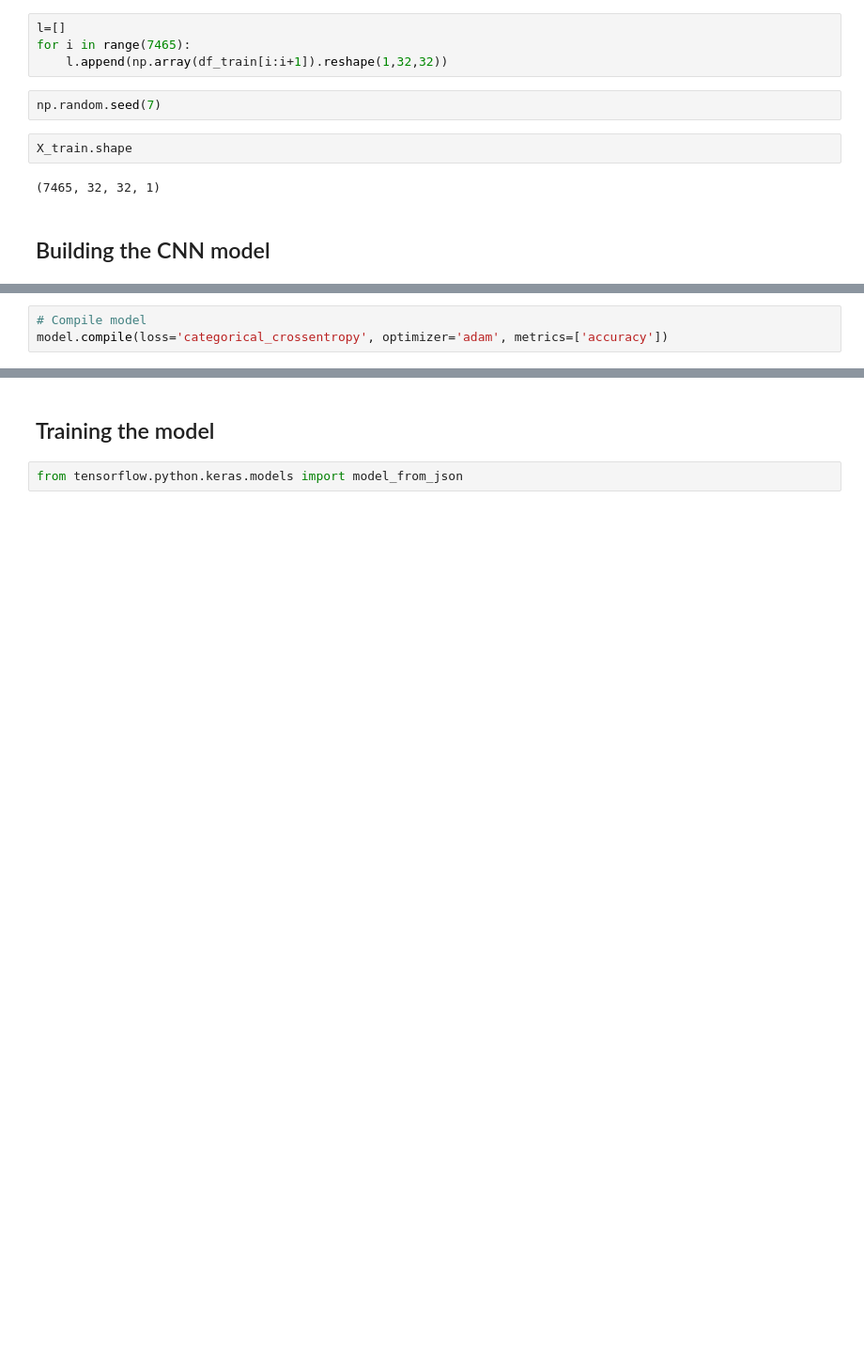
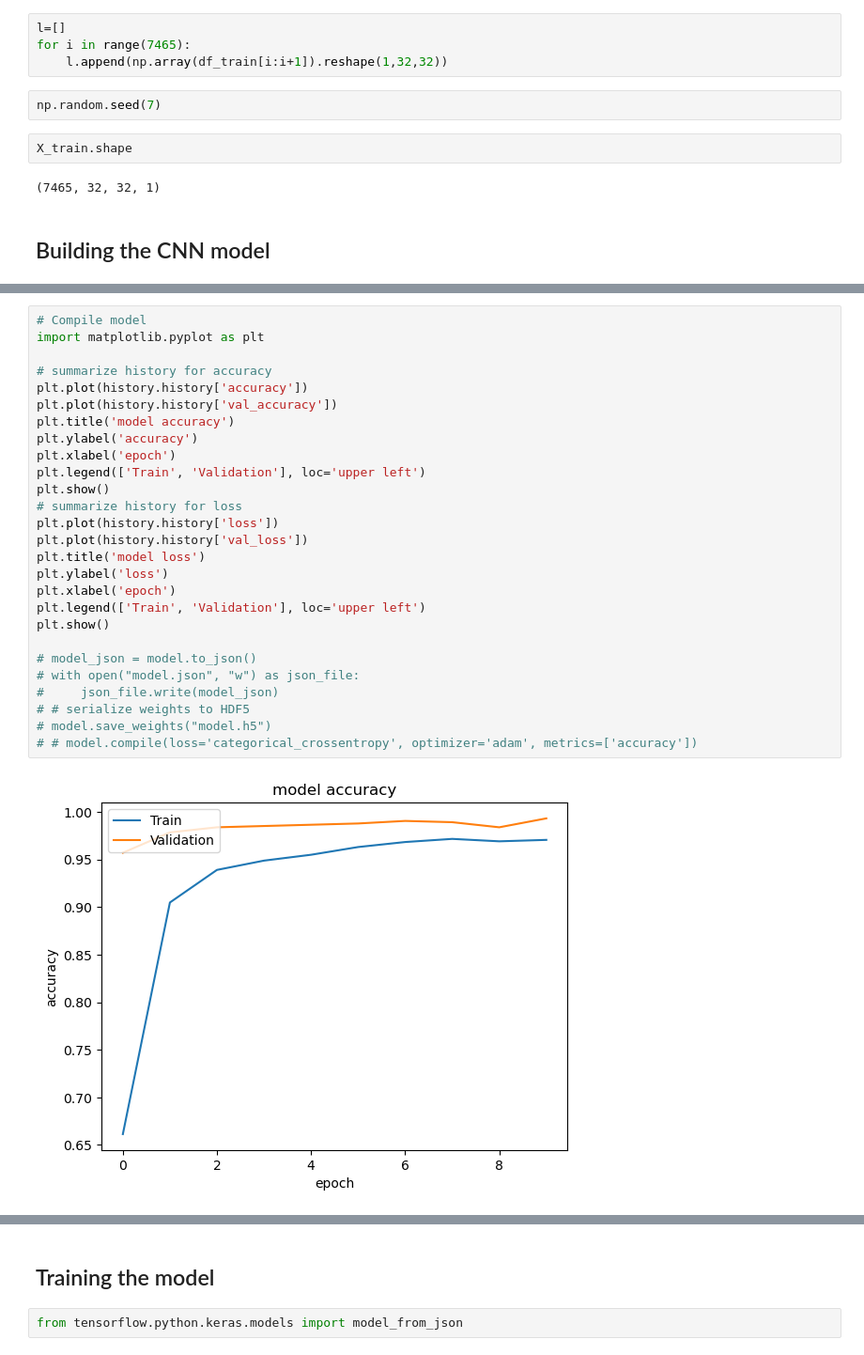
Before and after one commit to AmandeepSingh03/handwritten_equation_solver, a Jupyter notebook: Task 9- Part 2 Model-Training & CNN Test.ipynb, the cells around one changed output, grey strips where cells are left out. Shown at 94% size. Cells and saved outputs as stored; diff of their text form; blank space fills up the shorter version.

```diff
--- a/Task 9- Part 2 Model-Training & CNN Test.ipynb
+++ b/Task 9- Part 2 Model-Training & CNN Test.ipynb
@@ -109,3 +241,29 @@ model.add(Dense(15, activation='softmax'))
 # %%
 # Compile model
-model.compile(loss='categorical_crossentropy', optimizer='adam', metrics=['accuracy'])
+import matplotlib.pyplot as plt
+
+# summarize history for accuracy
+plt.plot(history.history['accuracy'])
+plt.plot(history.history['val_accuracy'])
+plt.title('model accuracy')
+plt.ylabel('accuracy')
+plt.xlabel('epoch')
+plt.legend(['Train', 'Validation'], loc='upper left')
+plt.show()
+# summarize history for loss
+plt.plot(history.history['loss'])
+plt.plot(history.history['val_loss'])
+plt.title('model loss')
+plt.ylabel('loss')
+plt.xlabel('epoch')
+plt.legend(['Train', 'Validation'], loc='upper left')
+plt.show()
+
+# model_json = model.to_json()
+# with open("model.json", "w") as json_file:
+#     json_file.write(model_json)
+# # serialize weights to HDF5
+# model.save_weights("model.h5")
+# # model.compile(loss='categorical_crossentropy', optimizer='adam', metrics=['accuracy'])
+# %% [output]
+[figure, added]
```
Also changed, not shown: parts of 9 cells of this notebook, 1 other file.
